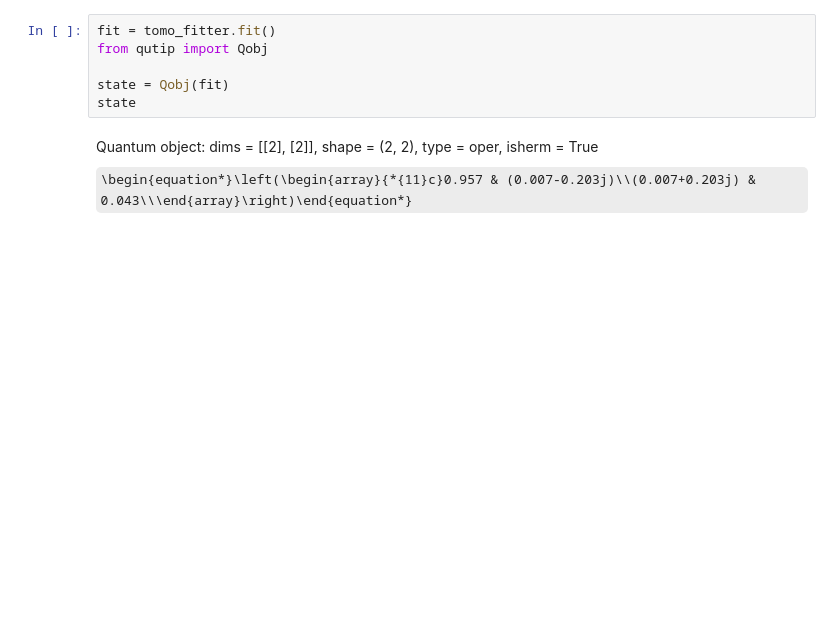
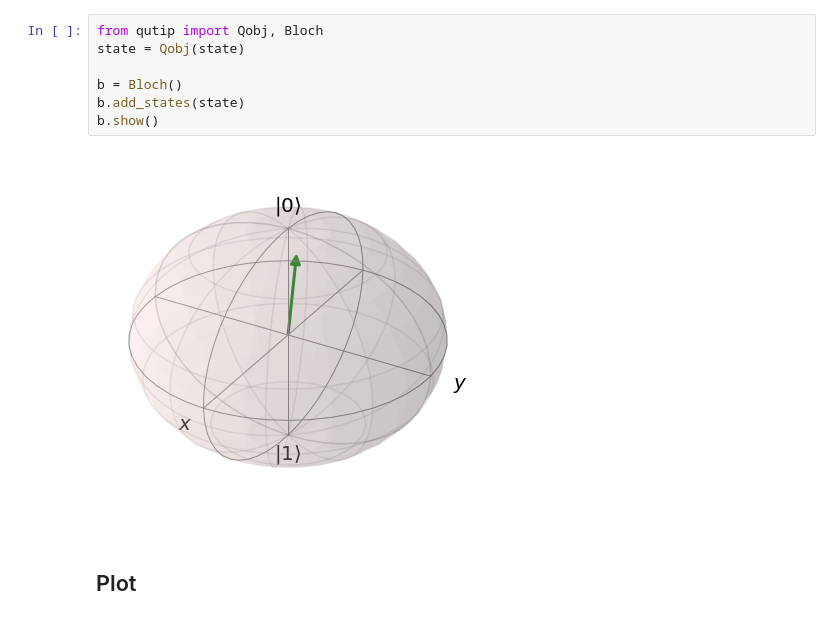
Before and after one commit to OliverDudgeon/QSync, a Jupyter notebook: qiskit-qubit.ipynb, the cells around one changed output. Drawn from its saved outputs; the diff is of its cells as text; some formulas as TeX source; blank space fills up the shorter version.

```diff
--- a/qiskit-qubit.ipynb
+++ b/qiskit-qubit.ipynb
@@ -52,11 +161,14 @@ tomo_fitter = StateTomographyFitter(job.result(), qpt_circs)
 # %%
-fit = tomo_fitter.fit()
-from qutip import Qobj
+from qutip import Qobj, Bloch
+state = Qobj(state)
 
-state = Qobj(fit)
-state
+b = Bloch()
+b.add_states(state)
+b.show()
 # %% [output]
-Quantum object: dims = [[2], [2]], shape = (2, 2), type = oper, isherm = True\begin{equation*}\left(\begin{array}{*{11}c}0.957 & (0.007-0.203j)\\(0.007+0.203j) & 0.043\\\end{array}\right)\end{equation*}
+[figure, added]
+# %% [markdown]
+## Plot
 # %%
 from sync_calcs import spin_husimi_qfunc, spin_S_measure
 from sync_plots import plot_Q_and_S
```
Also changed, not shown: parts of 31 cells of this notebook, 6 other files.
